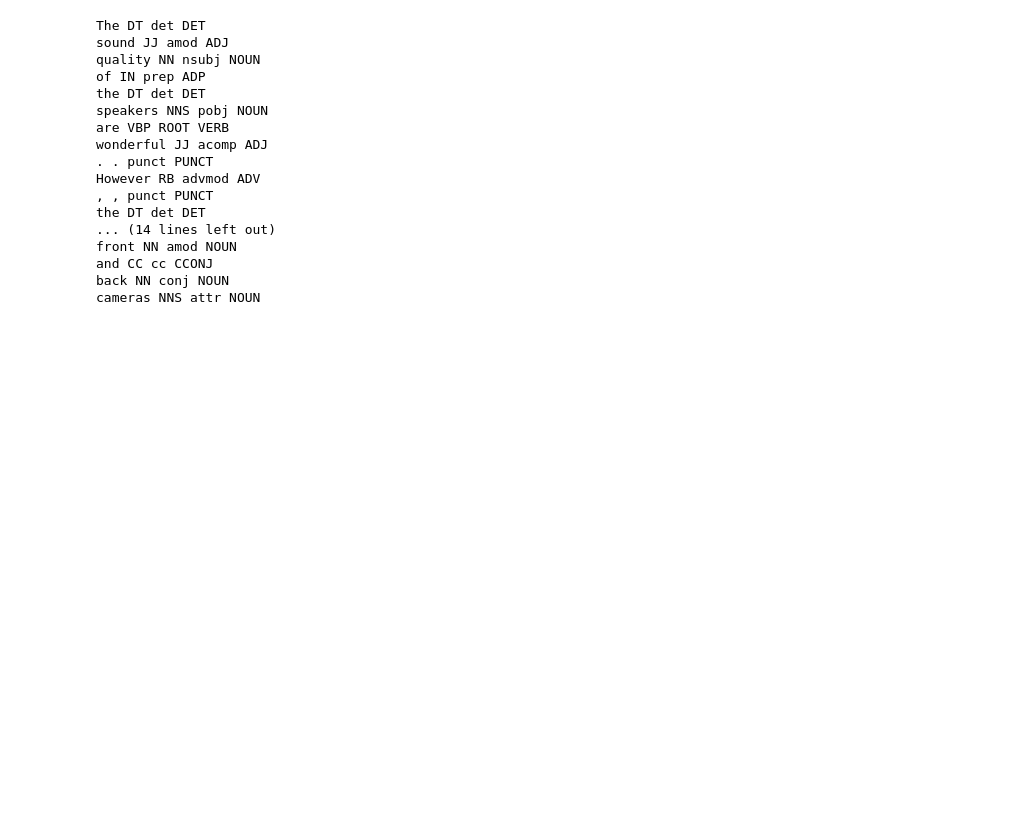
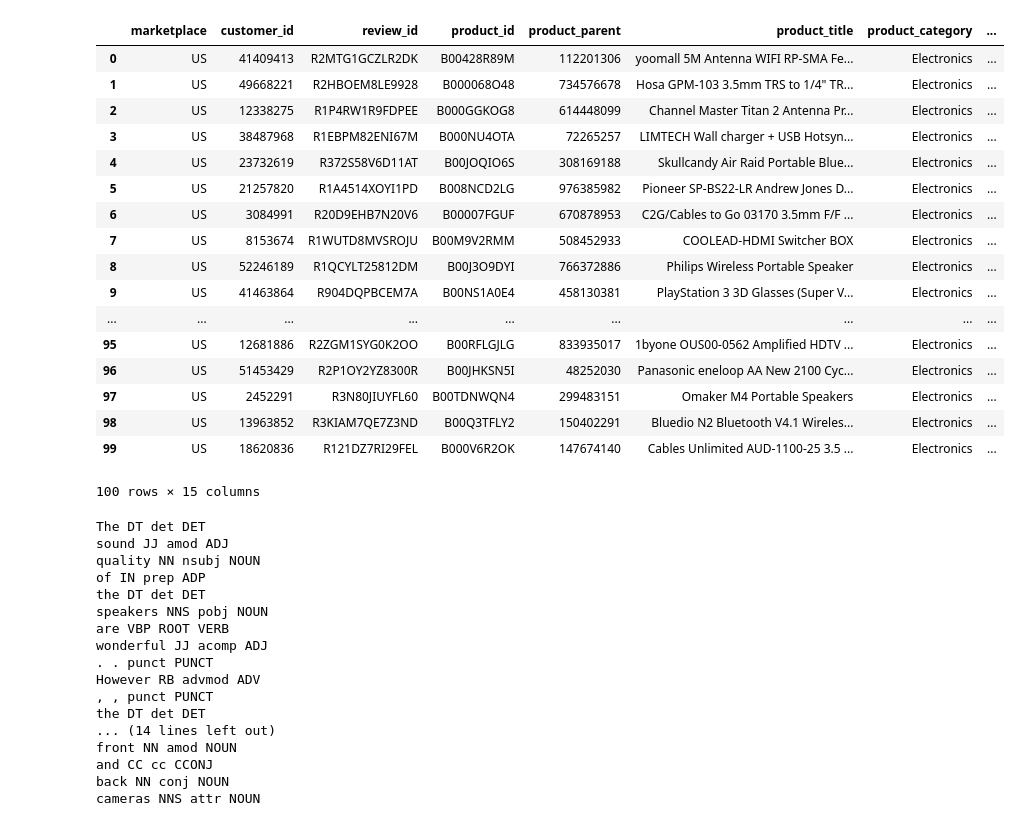
Before and after one commit to ishikaarora/Aspect-Sentiment-Analysis-on-Amazon-Reviews, a Jupyter notebook: notebooks/NLP - spacy.ipynb, the cells around one changed output. Cells and saved outputs as stored; diff of their text form; code cells hidden in the pictures; blank space fills up the shorter version.

Commit message:
changes made to clean_data

```diff
--- a/notebooks/NLP - spacy.ipynb
+++ b/notebooks/NLP - spacy.ipynb
@@ -21,12 +33,31 @@ nlp=spacy.load("en_core_web_lg")
 # %%
 BASE_PATH = os.path.abspath(os.path.join('..')) # base path of project
 
 file_path = BASE_PATH + '/data/raw/amazon_reviews_us_Electronics_v1_00.tsv'
 
 raw_data = pd.read_table(file_path,error_bad_lines=False, nrows=100)
-
+raw_data
 #review_body = raw_data['review_body']
-reviews = raw_data[['review_id', 'review_body']]
+#reviews = raw_data[['review_id', 'review_body']]
+# %% [output]
+|  | marketplace | customer_id | review_id | product_id | product_parent | product_title | product_category | ... |
+| 0 | US | 41409413 | R2MTG1GCZLR2DK | B00428R89M | 112201306 | yoomall 5M Antenna WIFI RP-SMA Fe... | Electronics | ... |
+| 1 | US | 49668221 | R2HBOEM8LE9928 | B000068O48 | 734576678 | Hosa GPM-103 3.5mm TRS to 1/4" TR... | Electronics | ... |
+| 2 | US | 12338275 | R1P4RW1R9FDPEE | B000GGKOG8 | 614448099 | Channel Master Titan 2 Antenna Pr... | Electronics | ... |
+| 3 | US | 38487968 | R1EBPM82ENI67M | B000NU4OTA | 72265257 | LIMTECH Wall charger + USB Hotsyn... | Electronics | ... |
+| 4 | US | 23732619 | R372S58V6D11AT | B00JOQIO6S | 308169188 | Skullcandy Air Raid Portable Blue... | Electronics | ... |
+| 5 | US | 21257820 | R1A4514XOYI1PD | B008NCD2LG | 976385982 | Pioneer SP-BS22-LR Andrew Jones D... | Electronics | ... |
+| 6 | US | 3084991 | R20D9EHB7N20V6 | B00007FGUF | 670878953 | C2G/Cables to Go 03170 3.5mm F/F ... | Electronics | ... |
+| 7 | US | 8153674 | R1WUTD8MVSROJU | B00M9V2RMM | 508452933 | COOLEAD-HDMI Switcher BOX | Electronics | ... |
+| 8 | US | 52246189 | R1QCYLT25812DM | B00J3O9DYI | 766372886 | Philips Wireless Portable Speaker | Electronics | ... |
+| 9 | US | 41463864 | R904DQPBCEM7A | B00NS1A0E4 | 458130381 | PlayStation 3 3D Glasses (Super V... | Electronics | ... |
+| ... | ... | ... | ... | ... | ... | ... | ... | ... |
+| 95 | US | 12681886 | R2ZGM1SYG0K2OO | B00RFLGJLG | 833935017 | 1byone OUS00-0562 Amplified HDTV ... | Electronics | ... |
+| 96 | US | 51453429 | R2P1OY2YZ8300R | B00JHKSN5I | 48252030 | Panasonic eneloop AA New 2100 Cyc... | Electronics | ... |
+| 97 | US | 2452291 | R3N80JIUYFL60 | B00TDNWQN4 | 299483151 | Omaker M4 Portable Speakers | Electronics | ... |
+| 98 | US | 13963852 | R3KIAM7QE7Z3ND | B00Q3TFLY2 | 150402291 | Bluedio N2 Bluetooth V4.1 Wireles... | Electronics | ... |
+| 99 | US | 18620836 | R121DZ7RI29FEL | B000V6R2OK | 147674140 | Cables Unlimited AUD-1100-25 3.5 ... | Electronics | ... |
+100 rows × 15 columns
 # %%
 def get_aspects(x):
     doc=nlp(x)
```
Also changed, not shown: parts of 2 cells of this notebook, 2 other files.
